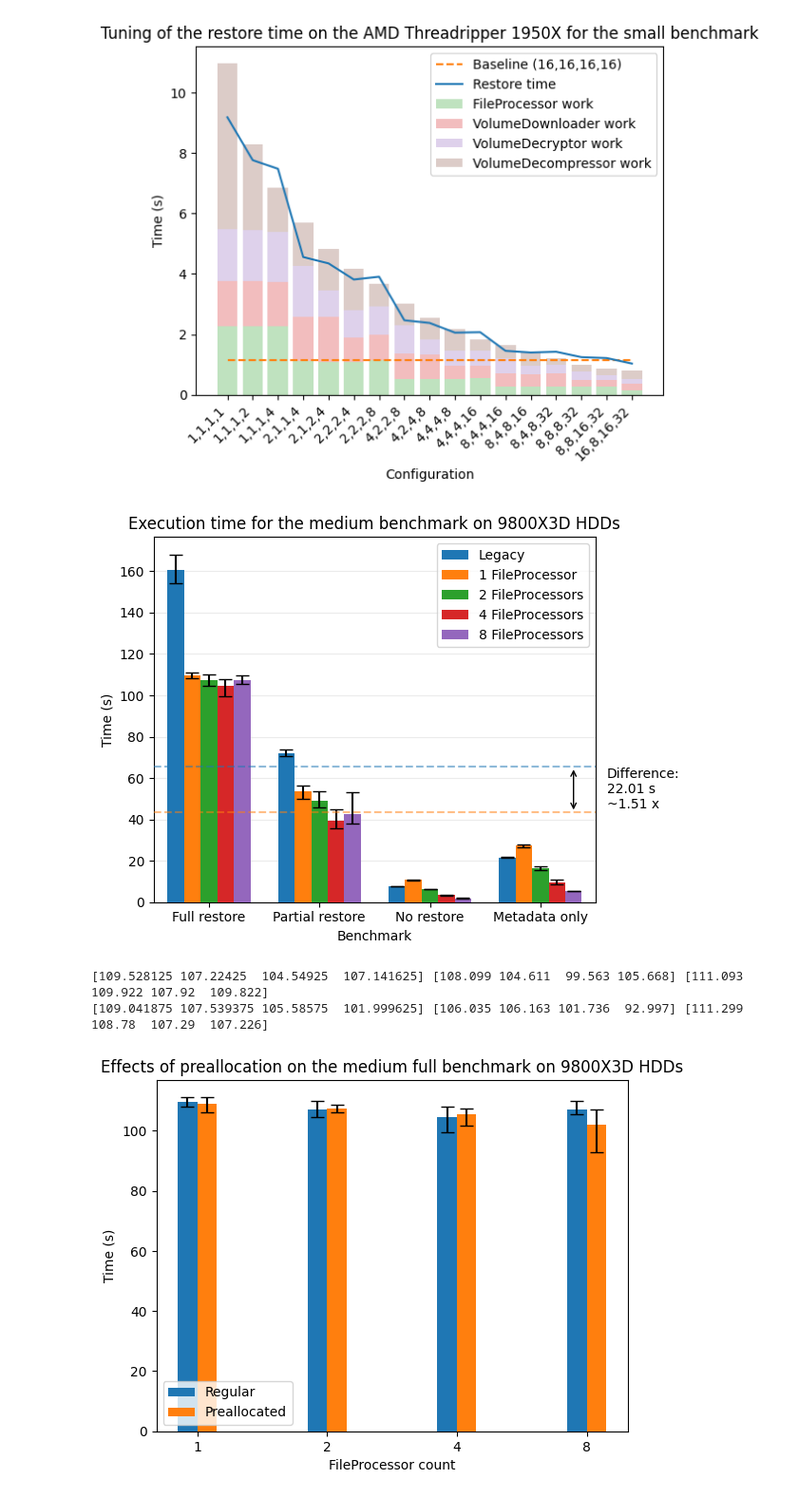
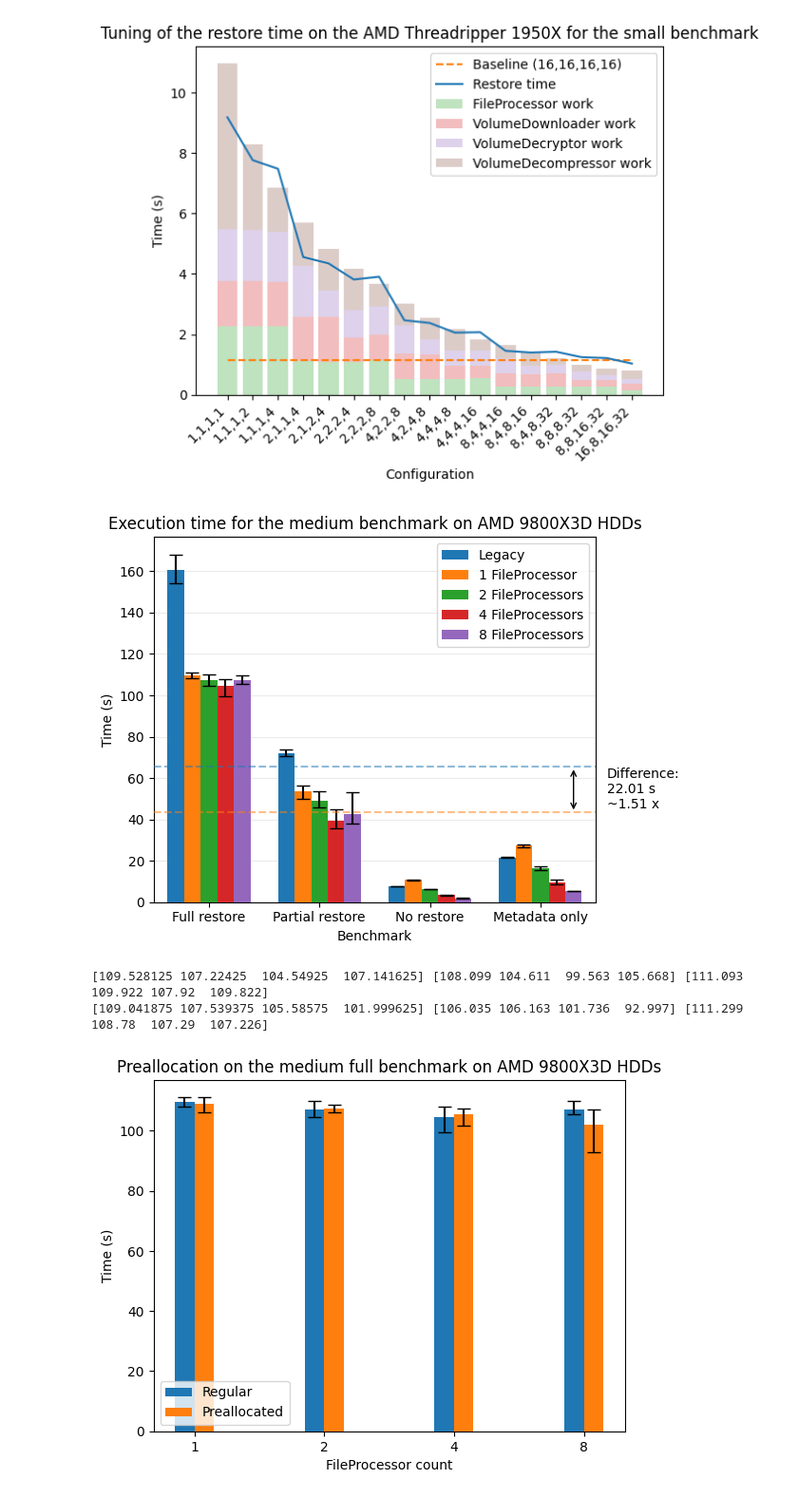
Before and after one commit to carljohnsen/duplicati-blogpost, a Jupyter notebook: WIP-restore/benchmark/plotting.ipynb, the cells around one changed output. Shown at 95% size. Cells and saved outputs as stored; diff of their text form; code cells hidden in the pictures.

```diff
--- a/WIP-restore/benchmark/plotting.ipynb
+++ b/WIP-restore/benchmark/plotting.ipynb
@@ -6,7 +6,7 @@ import os
 base_dir = 'times'
 figures_dir = 'figures'
 hosts = ['macbook', 'iw5', 'threadripper00', 'threadripper02','Carl9800']
-hosts_labels = ['MacBook Pro', 'Intel W5-2445', 'AMD Threadripper 1950X', 'AMD Threadripper 7975WX', 'AMD Ryzen 7 9800x3D']
+hosts_labels = ['MacBook Pro', 'Intel W5-2445', 'AMD 1950X', 'AMD 7975WX', 'AMD 9800x3D']
 sizes = ['small', 'medium', 'large']
 benchmarks = ['full', 'partial', 'no', 'metadata']
 benchmarks_labels = ['Full restore', 'Partial restore', 'No restore', 'Metadata only']
@@ -124,7 +124,8 @@ for host, host_label in zip(hosts, hosts_labels):
         speedup = plot_bars_regular(runs, host, size, host_label)
         speedups.append(speedup)
         # More horizontal space for the legend
-        plt.tight_layout(rect=[0, 0, 1, .9])
+        #plt.tight_layout(rect=[0, 0, 1, .9])
+        plt.tight_layout()
         plt.savefig(f'{figures_dir}/{host}_{size}.png', dpi=300)
         plt.clf()
 
@@ -321,7 +322,7 @@ plt.legend()
 plt.xlim(-.5, len(benchmarks)-.5)
 plt.ylabel('Time (s)')
 plt.xlabel('Benchmark')
-plt.title(f'Execution time for the medium benchmark on 9800X3D HDDs')
+plt.title(f'Execution time for the medium benchmark on AMD 9800X3D HDDs')
 plt.hlines(legacy_mean, -.5, len(benchmarks)-.5, colors=colors[0], alpha=.5, linestyles='dashed', label='Legacy mean', zorder=4)
 plt.hlines(new_means, -.5, len(benchmarks)-.5, colors=colors[1], alpha=.5, linestyles='dashed', label='New mean', zorder=4)
 average_speedup = legacy_mean/new_means
@@ -332,7 +333,7 @@ plt.tight_layout()
 plt.savefig(f'{figures_dir}/hdd_medium.png', dpi=300)
 #plt.show()
 # %% [output]
-[figure, old version]
+[figure, new version]
 # %%
 # Load runs
 n_fps = [2 ** i for i in range(4)]
@@ -350,35 +351,35 @@ for h in hosts_normal + hosts_pre:
 def plot_bars_hdd_pre(postfix, pos):
     means = []
     mins = []
     maxs = []
     for host in hosts_normal:
         mean, mi, ma = clean(runs[f'{host}{postfix}']['medium']['full']['false'])
         means.append(mean)
         mins.append(mi)
         maxs.append(ma)
     means = np.array(means)
     mins = np.array(mins)
     maxs = np.array(maxs)
 
     width = .15
     off = -(.5*width) + pos * width
 
     print (means, mins, maxs)
 
     plt.bar(np.arange(len(means)) + off, means, yerr=[means-mins, maxs-means], capsize=5, width=width, label='Regular' if postfix == '' else 'Preallocated', zorder=3)
 
 plot_bars_hdd_pre('', 0)
 plot_bars_hdd_pre('pre', 1)
 plt.legend()
 plt.ylabel('Time (s)')
 plt.xlabel('FileProcessor count')
-plt.title(f'Effects of preallocation on the medium full benchmark on 9800X3D HDDs')
+plt.title(f'Preallocation on the medium full benchmark on AMD 9800X3D HDDs')
 plt.xticks(np.arange(len(n_fps)), n_fps)
 plt.savefig(f'{figures_dir}/hdd_medium_pre.png', dpi=300)
 # %% [output]
 [109.528125 107.22425  104.54925  107.141625] [108.099 104.611  99.563 105.668] [111.093 109.922 107.92  109.822]
 [109.041875 107.539375 105.58575  101.999625] [106.035 106.163 101.736  92.997] [111.299 108.78  107.29  107.226]
-[figure, old version]
+[figure, new version]
 # %%
 def speedup(time_total, time_parallelizable, cores):
     part = time_parallelizable / time_total
```
Also changed, not shown: 20 other files.
